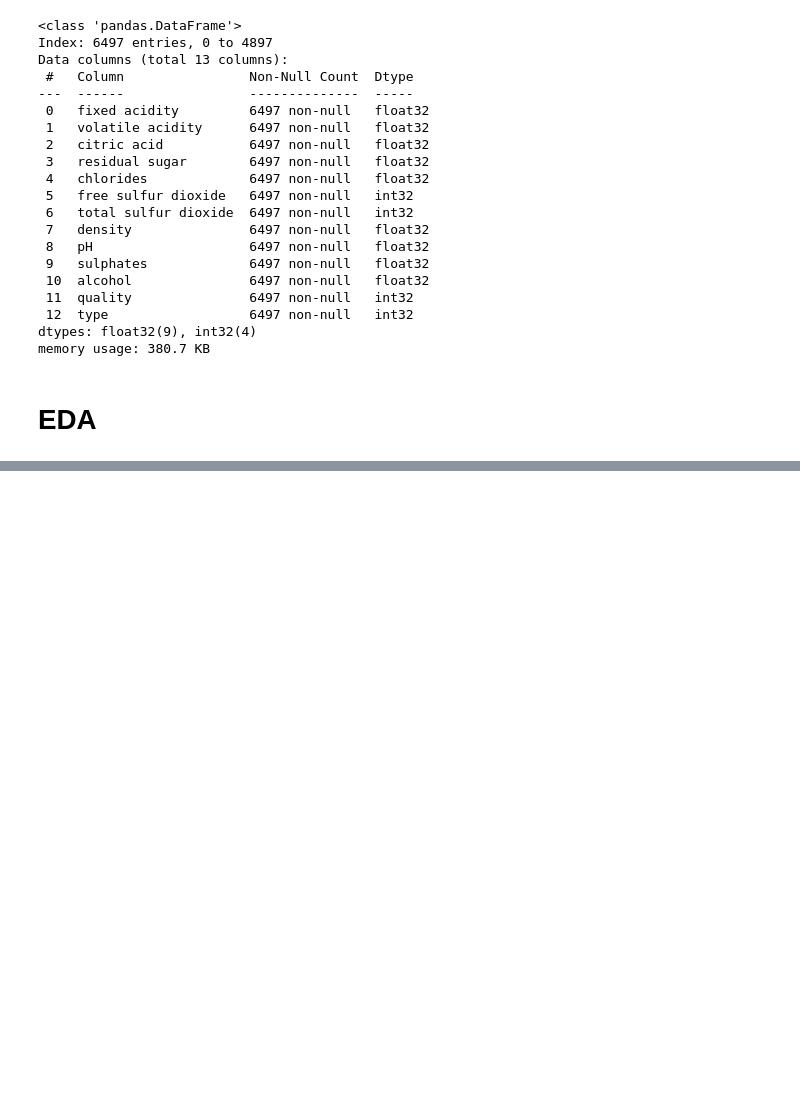
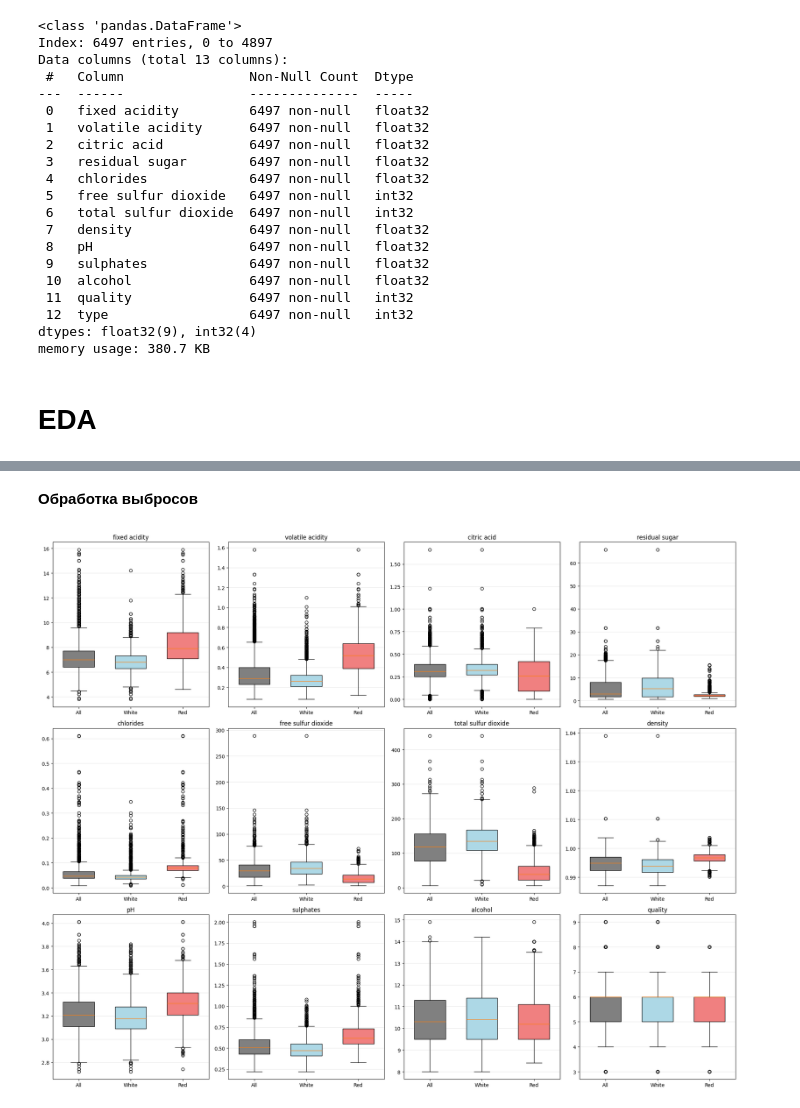
Before and after one commit to Baklanov-Daniil/master, a Jupyter notebook: mlbd/notebooks/lab1_k6.ipynb, the cells around one changed output, grey strips where cells are left out. Cells and saved outputs as stored; diff of their text form; code cells hidden in the pictures; blank space fills up the shorter version.

```diff
--- a/mlbd/notebooks/lab1_k6.ipynb
+++ b/mlbd/notebooks/lab1_k6.ipynb
@@ -247,3 +163,0 @@ data_filtered
-# %%
-for column in columns:
-    data_filtered.hist(column, bins = 50)
@@ -299,0 +187,30 @@ plt.show()
+# %% [markdown]
+**Обработка выбросов**
+# %%
+feature_columns = data.columns.drop('type')
+
+plt.figure(figsize=(20, 16))
+
+for i, column in enumerate(feature_columns, 1):
+    plt.subplot(3, 4, i)
+
+    all_values = data[column].values
+    white_values = data[data['type'] == 0][column].values
+    red_values = data[data['type'] == 1][column].values
+
+    bp = plt.boxplot([all_values, white_values, red_values],
+                     tick_labels=['All', 'White', 'Red'],
+                     patch_artist=True,
+                     widths=0.6)
+
+    colors = ['gray', 'lightblue', 'lightcoral']
+    for patch, color in zip(bp['boxes'], colors):
+        patch.set_facecolor(color)
+
+    plt.title(f'{column}')
+    plt.grid(axis='y', alpha=0.3)
+
+plt.tight_layout()
+plt.show()
+# %% [output]
+[figure, added]
```
Also changed, not shown: parts of 19 cells of this notebook, 4 other files.
